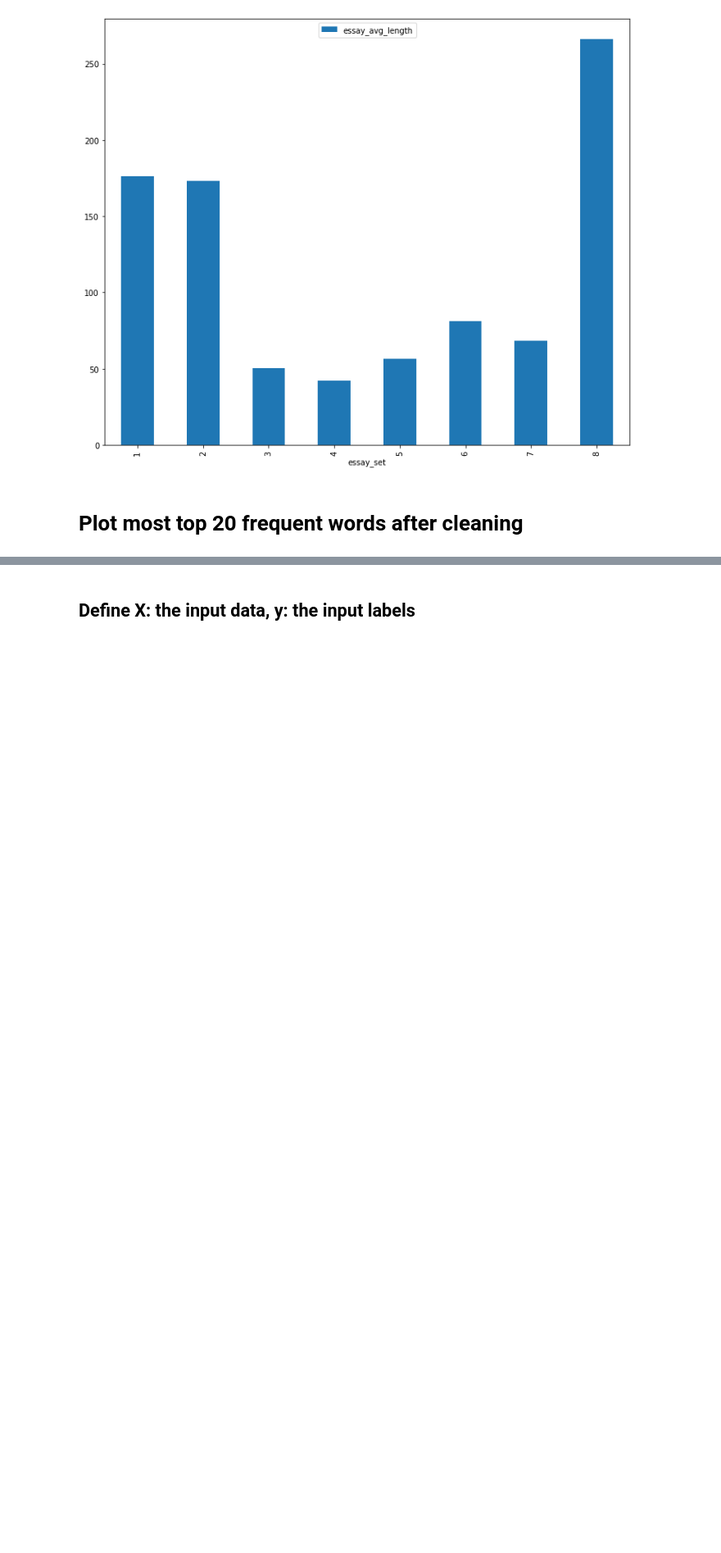
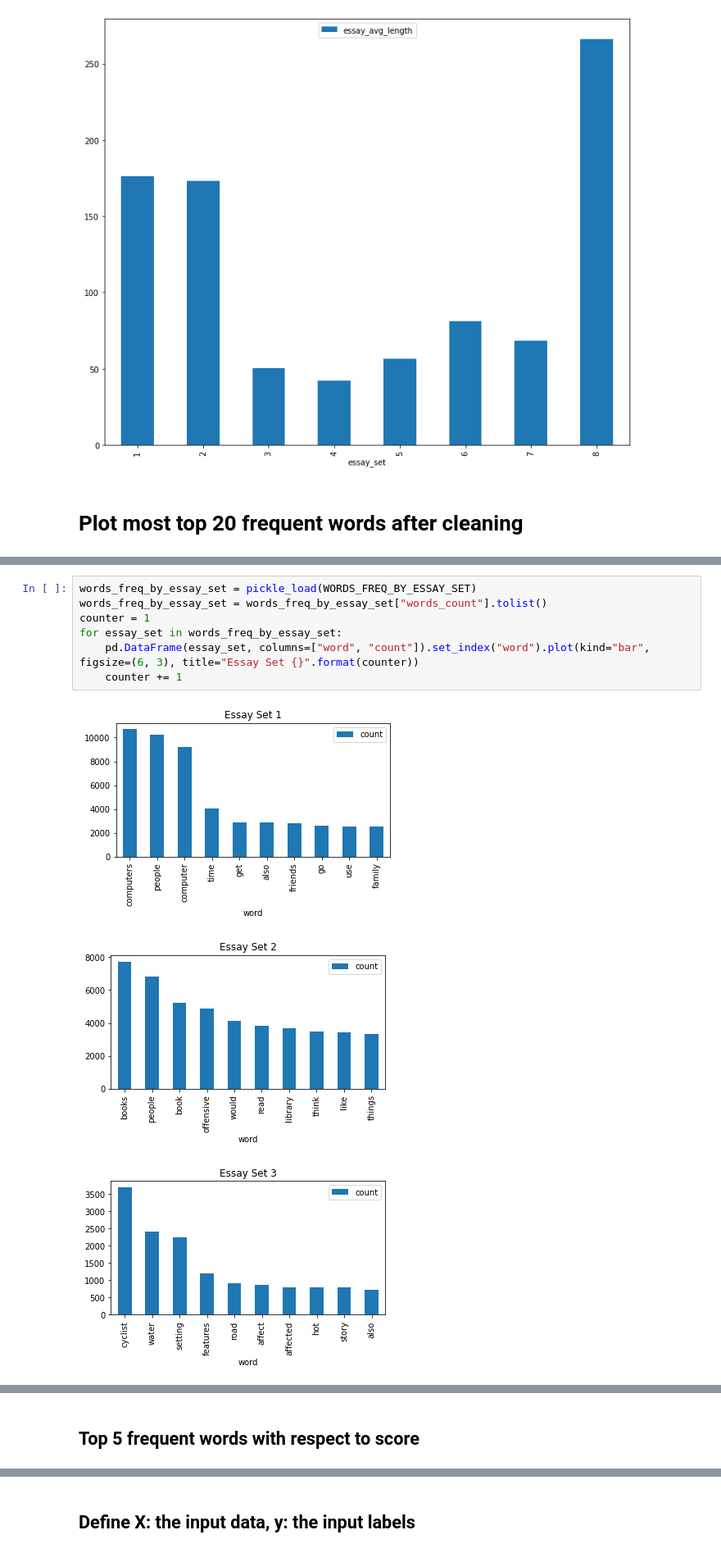
Before and after one commit to hazem-alabiad/automated-essay-grading-system, a Jupyter notebook: main.ipynb, the cells around one changed output, grey strips where cells are left out. Shown at 82% size. Saved outputs shown, nothing was run; the diff lists cells and outputs as text; blank space fills up the shorter version.

```diff
--- a/main.ipynb
+++ b/main.ipynb
@@ -333,0 +347,11 @@ plt.show()
+# %%
+words_freq_by_essay_set = pickle_load(WORDS_FREQ_BY_ESSAY_SET)
+words_freq_by_essay_set = words_freq_by_essay_set["words_count"].tolist()
+counter = 1
+for essay_set in words_freq_by_essay_set:
+    pd.DataFrame(essay_set, columns=["word", "count"]).set_index("word").plot(kind="bar", figsize=(6, 3), title="Essay Set {}".format(counter))
+    counter += 1
+# %% [output]
+[figure, added]
+[figure, added]
+[figure, added]
@@ -333,0 +363,2 @@ plt.show()
+# %% [markdown]
+## Top 5 frequent words with respect to score
```
Also changed, not shown: parts of 49 cells of this notebook, 48 other files.
